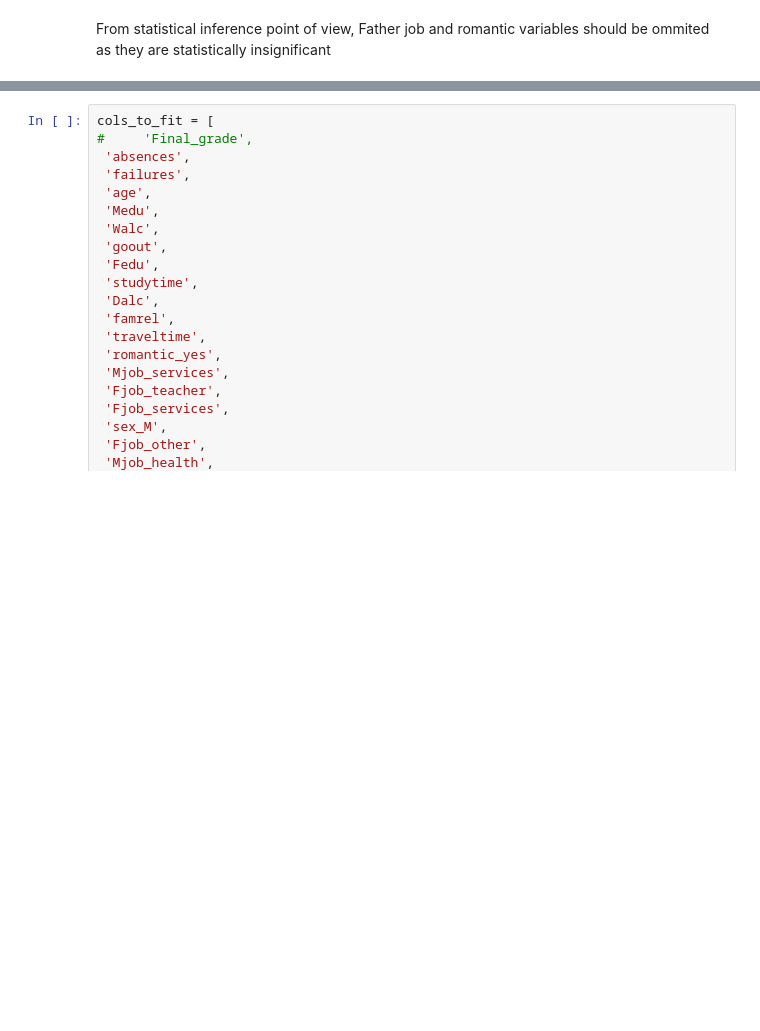
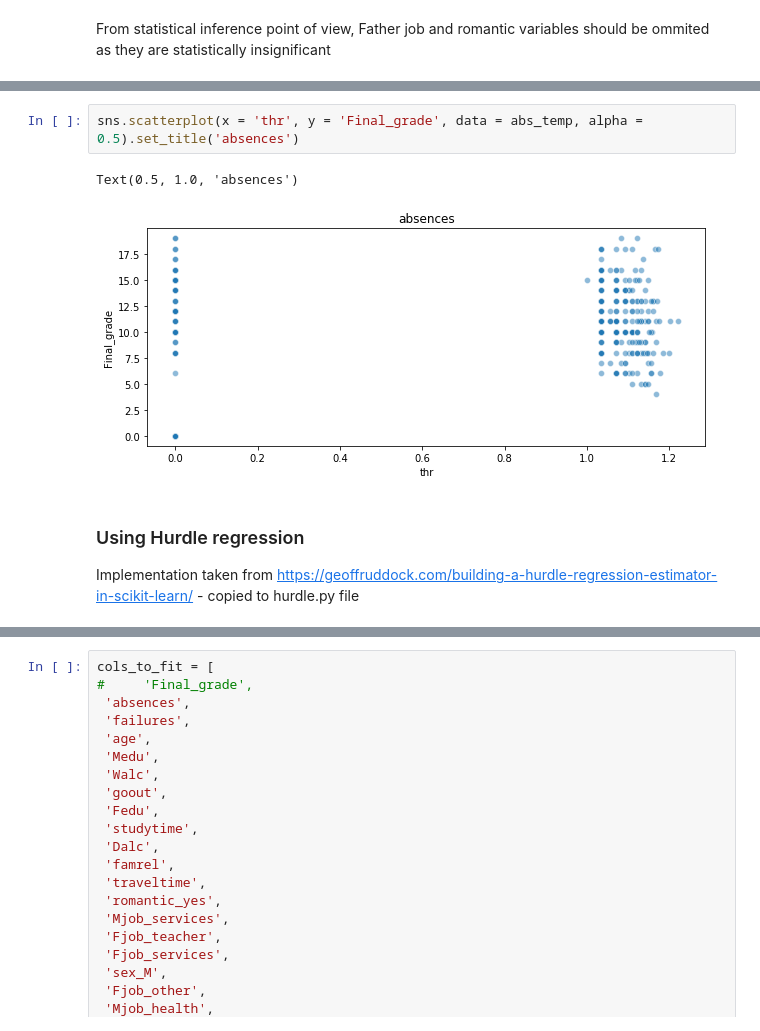
Before and after one commit to bugraefendi/ML-Grades, a Jupyter notebook: Modeling.ipynb, the cells around one changed output, grey strips where cells are left out. Cells and saved outputs as stored; diff of their text form; blank space fills up the shorter version.

Commit message:
add hurdle, basic cleanup

```diff
--- a/Modeling.ipynb
+++ b/Modeling.ipynb
@@ -486,0 +575,9 @@ KNN
+# %%
+sns.scatterplot(x = 'thr', y = 'Final_grade', data = abs_temp, alpha = 0.5).set_title('absences')
+# %% [output]
+Text(0.5, 1.0, 'absences')
+[figure, added]
+# %% [markdown]
+### Using Hurdle regression
+
+Implementation taken from https://geoffruddock.com/building-a-hurdle-regression-estimator-in-scikit-learn/ - copied to hurdle.py file
```
Also changed, not shown: parts of 41 cells of this notebook, 2 other files.
